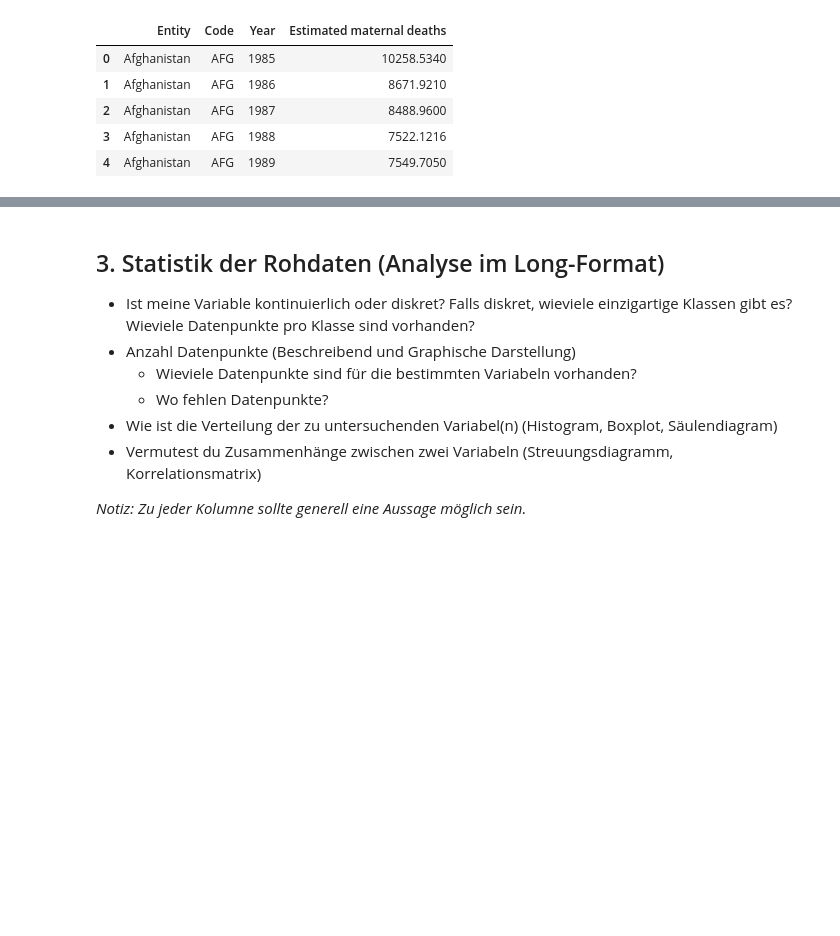
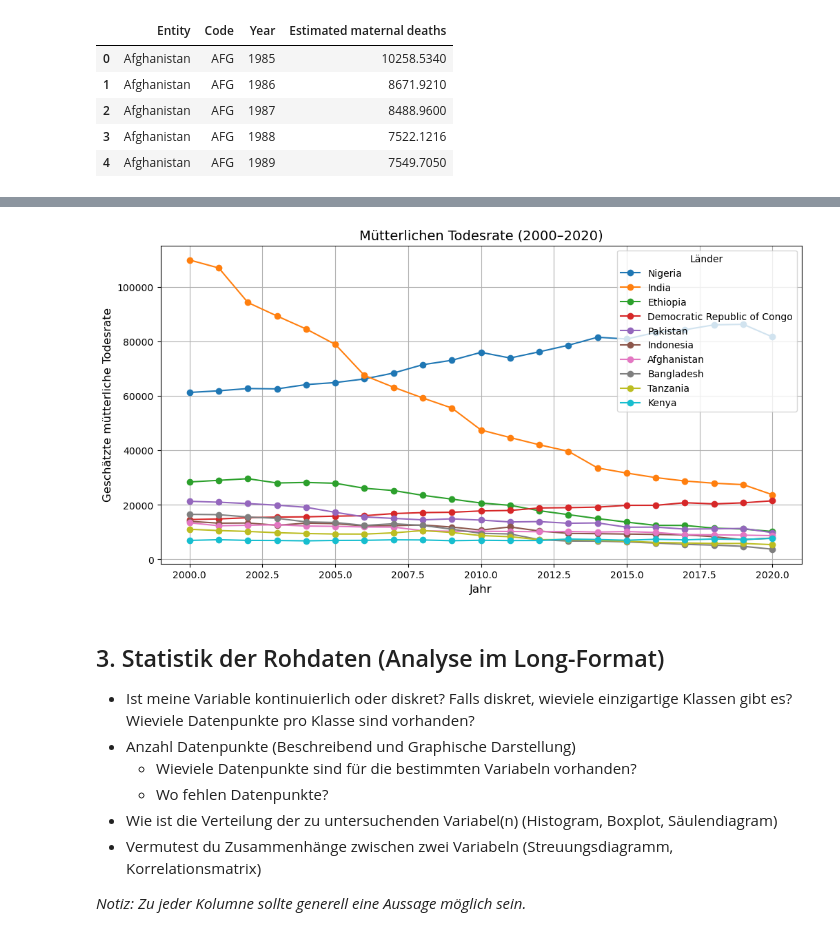
Before and after one commit to naulichi/PandasLN, a Jupyter notebook: Leistungsnachweis_NauliChiara.ipynb, the cells around one changed output, grey strips where cells are left out. Saved outputs shown, nothing was run; the diff lists cells and outputs as text; code cells hidden in the pictures; blank space fills up the shorter version.

Commit message:
erstes diagramm

```diff
--- a/Leistungsnachweis_NauliChiara.ipynb
+++ b/Leistungsnachweis_NauliChiara.ipynb
@@ -24,7 +25,8 @@ import pandas as pd
 # %%
-df = pd.read_csv('number-of-maternal-deaths-by-region.csv', skiprows=1,
+# Daten laden
+data = pd.read_csv('number-of-maternal-deaths-by-region.csv', skiprows=1,
                  names=['Entity','Code','Year','Estimated maternal deaths'])
-df.head()
+data.head()
 # %% [output]
 |  | Entity | Code | Year | Estimated maternal deaths |
 | 0 | Afghanistan | AFG | 1985 | 10258.5340 |
@@ -51,0 +43,6 @@ df_pivot.head()
+# %%
+# Filtern der Daten auf die Jahre 2000 bis 2020
+filtered_data = data[(data['Year'] >= 2000) & (data['Year'] <= 2020)]
+
+# Zusammenfassung der gefilterten Daten
+filtered_data.describe()
@@ -52,3 +89,23 @@ df_pivot.head()
+# %%
+# Daten für spezifische Länder filtern
+specific_countries = ["Nigeria", "India", "Ethiopia", "Democratic Republic of Congo", "Pakistan", "Indonesia", "Afghanistan", "Bangladesh", "Tanzania", "Kenya"]
+country_data = filtered_data[filtered_data['Entity'].isin(specific_countries)]
+
+# Visualisierung der Entwicklung
+plt.figure(figsize=(12, 6))
+for country in specific_countries:
+    subset = country_data[country_data['Entity'] == country]
+    plt.plot(subset['Year'], subset['Estimated maternal deaths'], label=country, marker='o')
+
+# Diagramm anpassen
+plt.title('Mütterlichen Todesrate (2000–2020)', fontsize=14)
+plt.xlabel('Jahr', fontsize=12)
+plt.ylabel('Geschätzte mütterliche Todesrate', fontsize=12)
+plt.legend(title='Länder')
+plt.grid(True)
+plt.show()
+# %% [output]
+[figure, added]
 # %% [markdown]
 ## 3. Statistik der Rohdaten (Analyse im Long-Format)
 - Ist meine Variable kontinuierlich oder diskret? Falls diskret, wieviele einzigartige Klassen gibt es? Wieviele Datenpunkte pro Klasse sind vorhanden?
```
Also changed, not shown: parts of 6 cells of this notebook.
